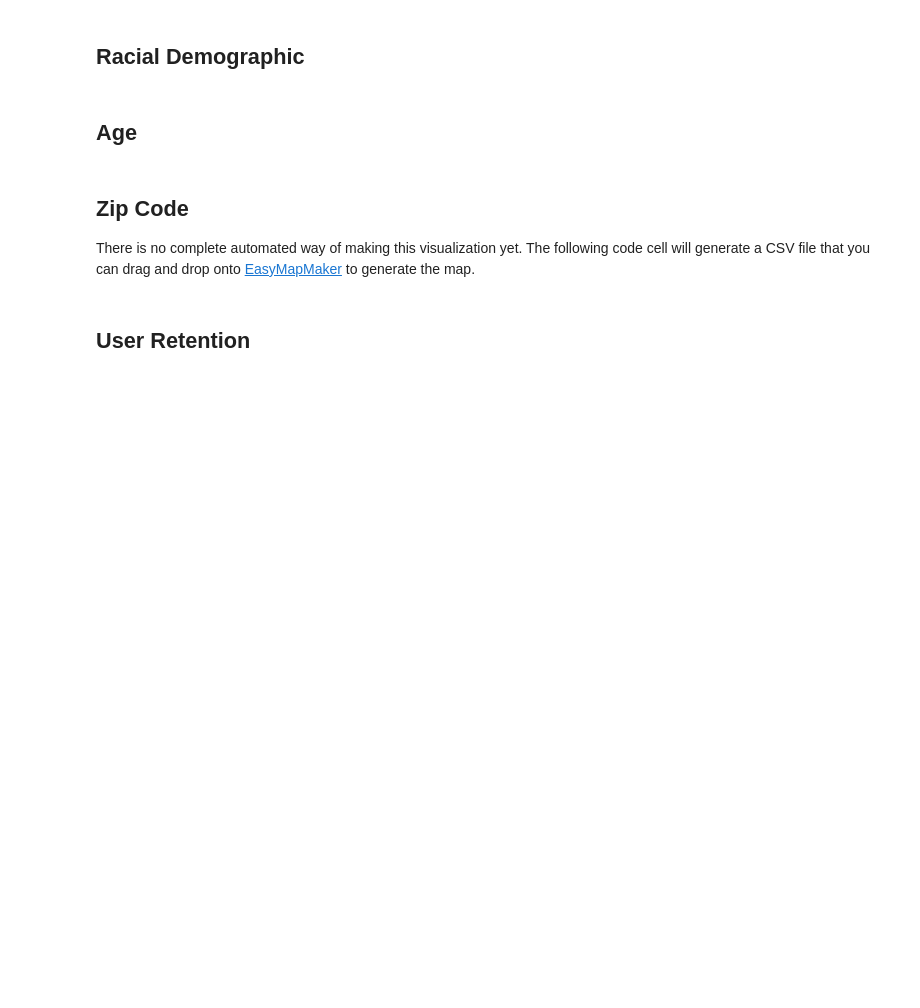
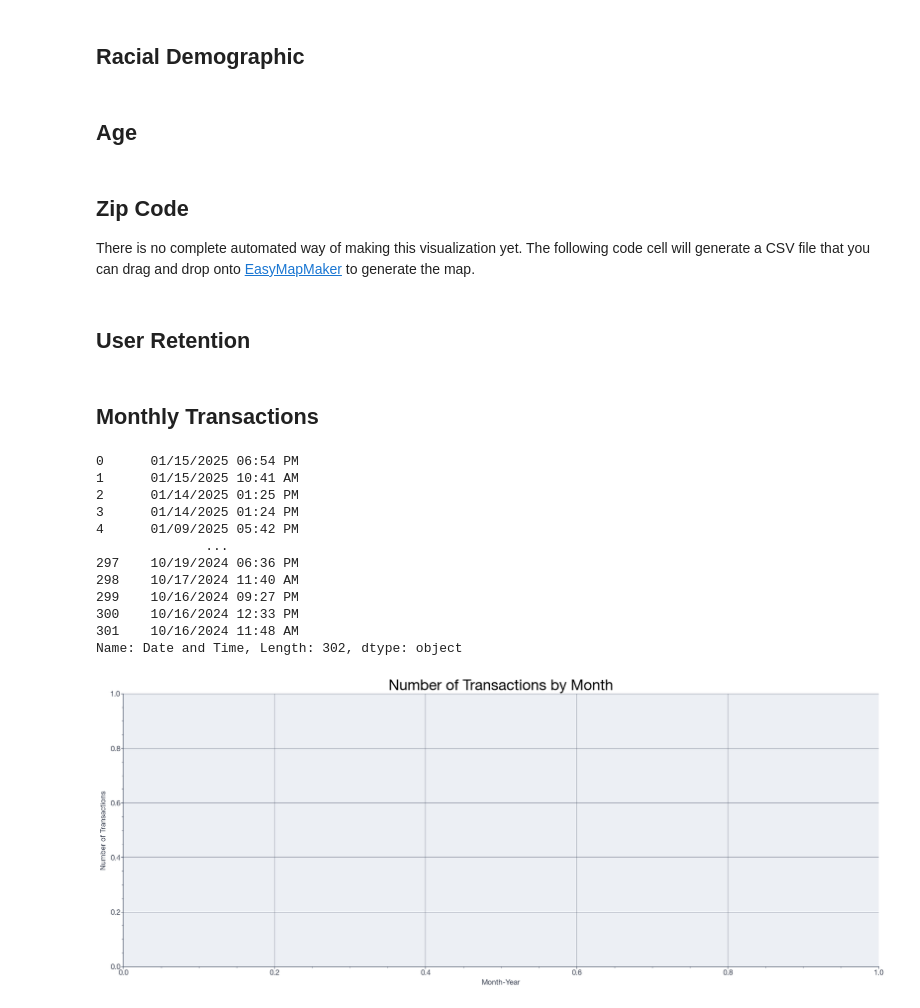
Before and after one commit to dscpsyl/IVCSD-Data-Aggregation, a Jupyter notebook: Notebook.ipynb, the cells around one changed output. Drawn from its saved outputs; the diff is of its cells as text; code cells hidden in the pictures; blank space fills up the shorter version.

Commit message:
feat:Add transactions by month

```diff
--- a/Notebook.ipynb
+++ b/Notebook.ipynb
@@ -239,3 +239,35 @@ ax.set_ylabel("Number of Users")
 
 theme.apply()
 fig.savefig("output/previous_usage.png", facecolor=fig.get_facecolor())
+# %% [markdown]
+## Monthly Transactions
+# %%
+%matplotlib inline
+theme = load_theme("arctic_light")
+fig, ax = plt.subplots(figsize=(22, 8))
+
+data = tDF['Date and Time']
+print(data)
+
+
+
+ax.set_title("Number of Transactions by Month", fontdict=TITLE_FONT_DICT)
+ax.set_ylabel("Number of Transactions")
+ax.set_xlabel("Month-Year")
+
+theme.apply()
+fig.savefig("output/monthly_transactions.png", facecolor=fig.get_facecolor())
+# %% [output]
+0      01/15/2025 06:54 PM
+1      01/15/2025 10:41 AM
+2      01/14/2025 01:25 PM
+3      01/14/2025 01:24 PM
+4      01/09/2025 05:42 PM
+              ...
+297    10/19/2024 06:36 PM
+298    10/17/2024 11:40 AM
+299    10/16/2024 09:27 PM
+300    10/16/2024 12:33 PM
+301    10/16/2024 11:48 AM
+Name: Date and Time, Length: 302, dtype: object
+[figure, added]
```
